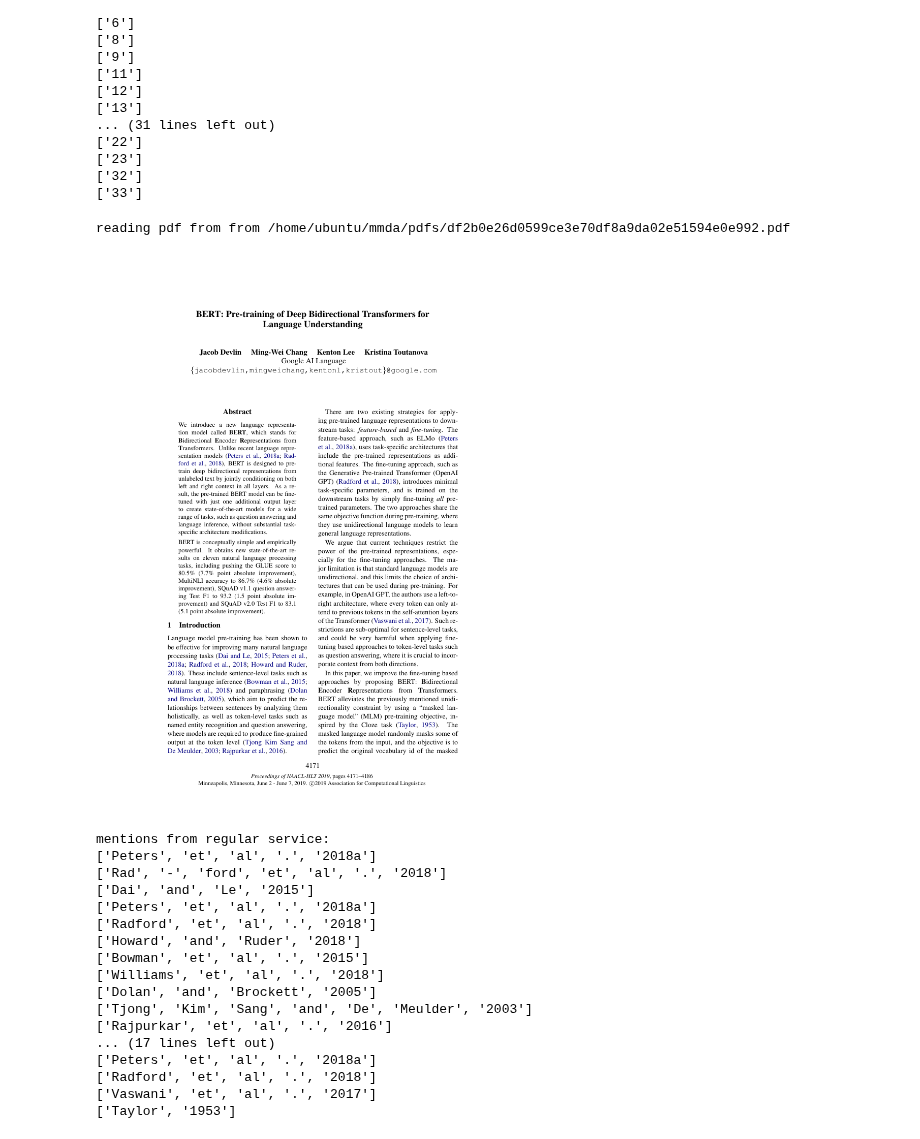
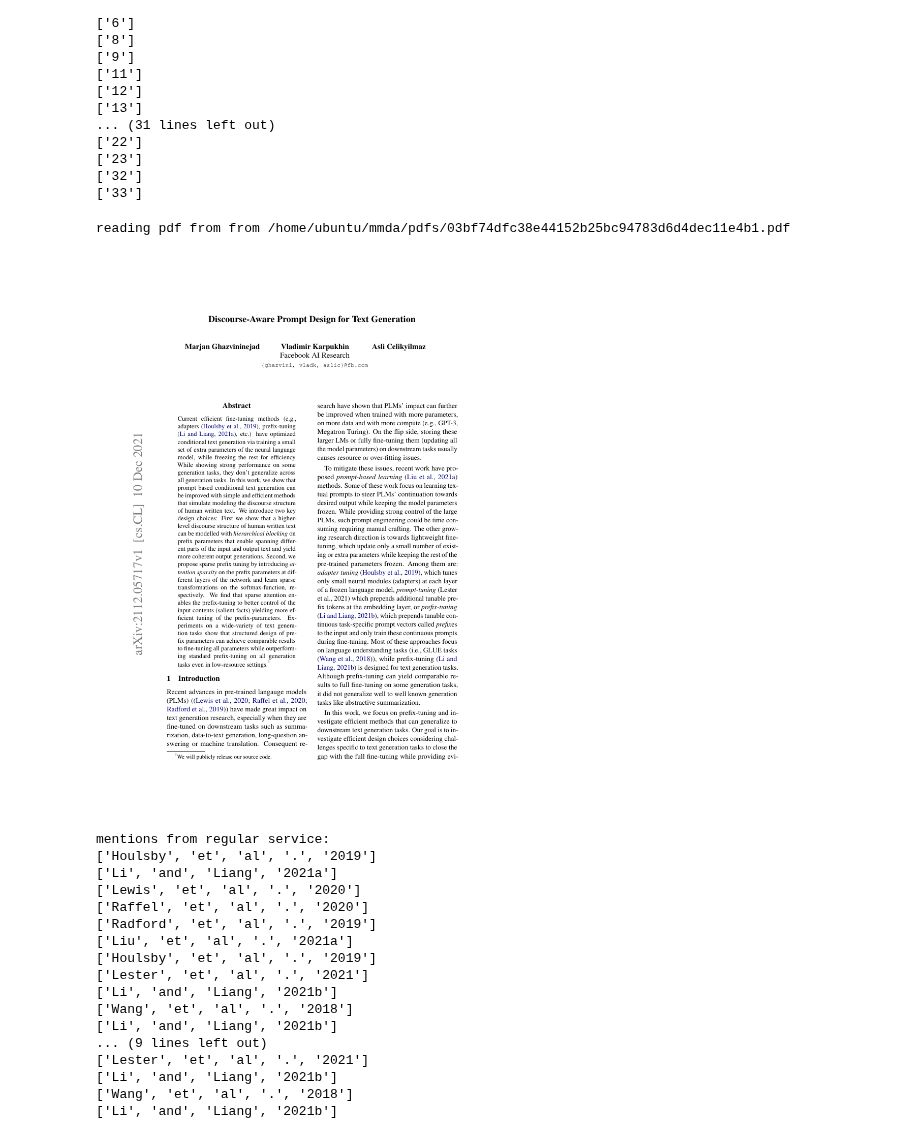
Before and after one commit to allenai/mmda, a Jupyter notebook: examples/mentions.ipynb, the cells around one changed output. Cells and saved outputs as stored; diff of their text form; code cells hidden in the pictures.

```diff
--- a/examples/mentions.ipynb
+++ b/examples/mentions.ipynb
@@ -76,29 +76,29 @@ mentions from regular service:
 ['32']
 ['33']
 # %%
-pdf_file = pdfs_dir / "df2b0e26d0599ce3e70df8a9da02e51594e0e992.pdf"
+pdf_file = pdfs_dir / "03bf74dfc38e44152b25bc94783d6d4dec11e4b1.pdf"
 print(f"reading pdf from from {pdf_file}\n")
 
 images = PDF2ImageRasterizer().rasterize(pdf_file, dpi=100)
 display(images[0])
 print_mentions(pdf_file)
 # %% [output]
-reading pdf from from /home/ubuntu/mmda/pdfs/df2b0e26d0599ce3e70df8a9da02e51594e0e992.pdf
+reading pdf from from /home/ubuntu/mmda/pdfs/03bf74dfc38e44152b25bc94783d6d4dec11e4b1.pdf
-[figure, old version]
+[figure, new version]
 mentions from regular service:
-['Peters', 'et', 'al', '.', '2018a']
-['Rad', '-', 'ford', 'et', 'al', '.', '2018']
-['Dai', 'and', 'Le', '2015']
-['Peters', 'et', 'al', '.', '2018a']
-['Radford', 'et', 'al', '.', '2018']
-['Howard', 'and', 'Ruder', '2018']
-['Bowman', 'et', 'al', '.', '2015']
-['Williams', 'et', 'al', '.', '2018']
-['Dolan', 'and', 'Brockett', '2005']
-['Tjong', 'Kim', 'Sang', 'and', 'De', 'Meulder', '2003']
-['Rajpurkar', 'et', 'al', '.', '2016']
-... (17 lines left out)
-['Peters', 'et', 'al', '.', '2018a']
-['Radford', 'et', 'al', '.', '2018']
-['Vaswani', 'et', 'al', '.', '2017']
-['Taylor', '1953']
+['Houlsby', 'et', 'al', '.', '2019']
+['Li', 'and', 'Liang', '2021a']
+['Lewis', 'et', 'al', '.', '2020']
+['Raffel', 'et', 'al', '.', '2020']
+['Radford', 'et', 'al', '.', '2019']
+['Liu', 'et', 'al', '.', '2021a']
+['Houlsby', 'et', 'al', '.', '2019']
+['Lester', 'et', 'al', '.', '2021']
+['Li', 'and', 'Liang', '2021b']
+['Wang', 'et', 'al', '.', '2018']
+['Li', 'and', 'Liang', '2021b']
+... (9 lines left out)
+['Lester', 'et', 'al', '.', '2021']
+['Li', 'and', 'Liang', '2021b']
+['Wang', 'et', 'al', '.', '2018']
+['Li', 'and', 'Liang', '2021b']
```
